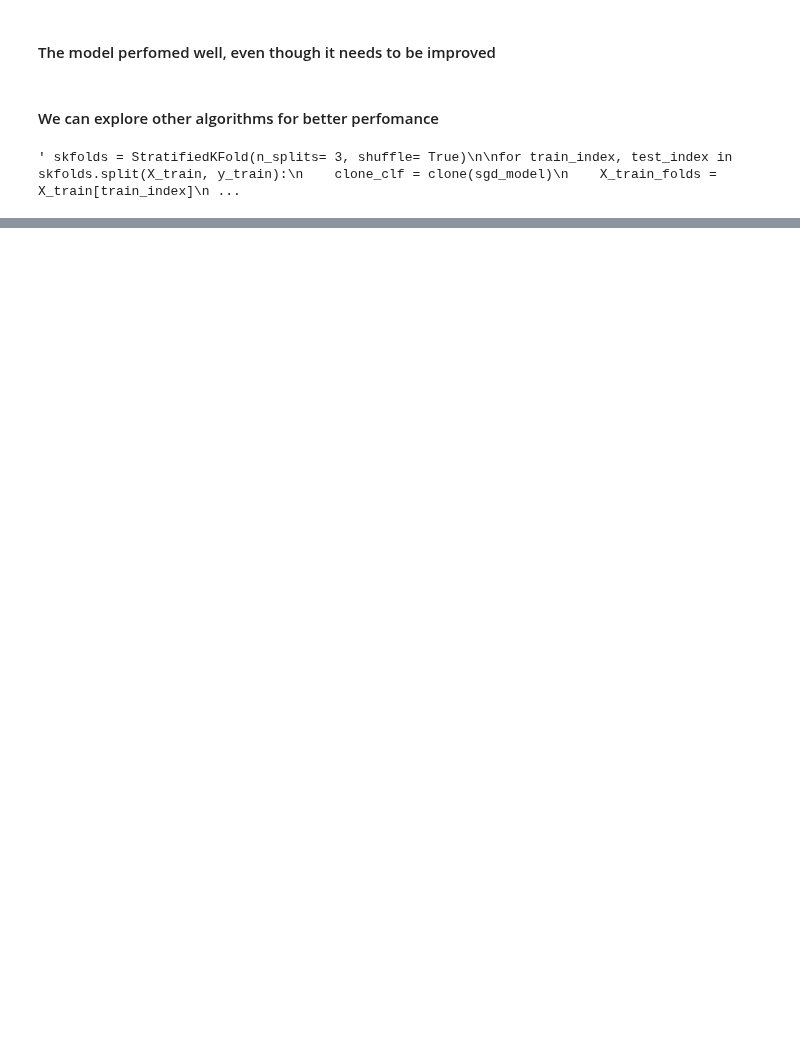
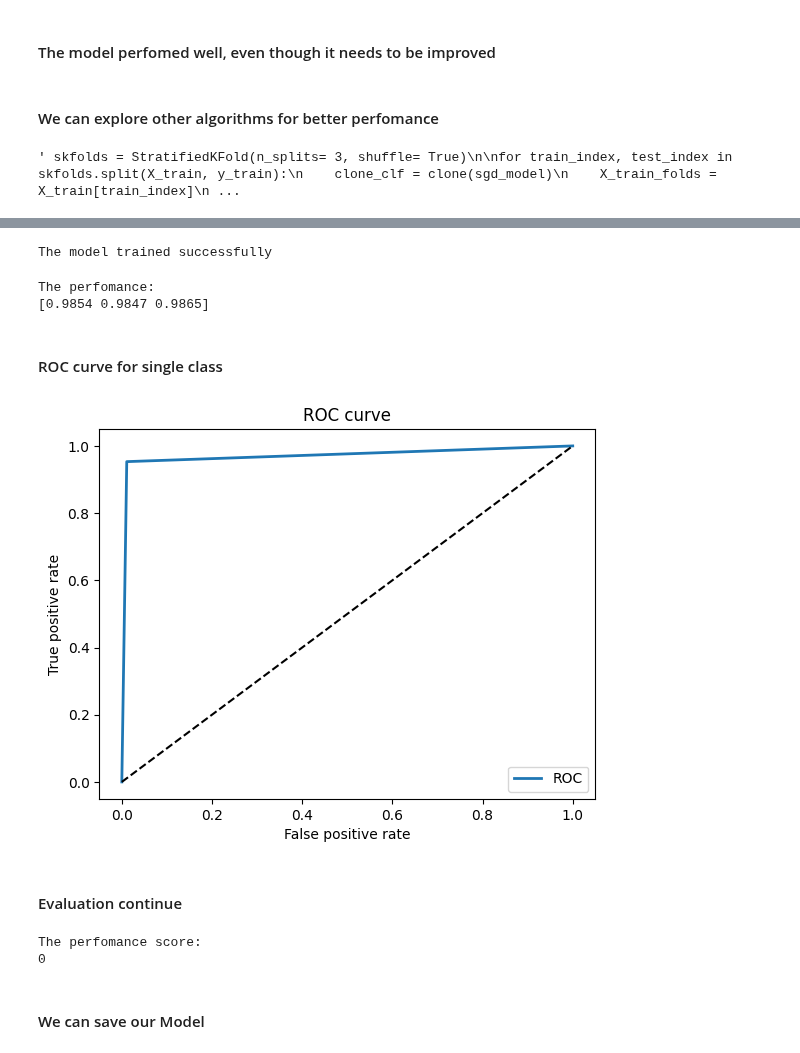
Before and after one commit to topollonaketsana/Hands-On-Machine-Learning-Projects, a Jupyter notebook: ML-Project-2/MNIST.ipynb, the cells around one changed output, grey strips where cells are left out. Drawn from its saved outputs; the diff is of its cells as text; code cells hidden in the pictures; blank space fills up the shorter version.

```diff
--- a/ML-Project-2/MNIST.ipynb
+++ b/ML-Project-2/MNIST.ipynb
@@ -197,0 +260,58 @@ for train_index, test_index in skfolds.split(X_train, y_train):
+# %%
+# single selected digid - 0
+y_train_0 = (y_train == '0')
+y_test_0 = (y_test == '0')
+# %%
+# train the model with only one digid selected
+sgd_model_0 = SGDClassifier(random_state= 42)
+
+try:
+    sgd_model_0.fit(X_train, y_train_0)
+    print('The model trained successfully')
+
+except Exception as e:
+    print(f'The model failed to train: {e}')
+# %% [output]
+The model trained successfully
+# %%
+# perfomance
+accuracy_0 = cross_val_score(sgd_model_0, X_train, y_train_0, cv= 3, scoring= 'accuracy')
+
+print(f'The perfomance: \n{accuracy_0}')
+# %% [output]
+The perfomance:
+[0.9854 0.9847 0.9865]
+# %%
+# predictions
+y_scores_0 = cross_val_predict(sgd_model_0, X_train, y_train_0, cv= 3)
+# %% [markdown]
+#### ROC curve for single class
+# %%
+# plot roc
+fpr, tpr, thresholds = roc_curve(y_train_0, y_scores_0)
+
+def plot_roc(fpr, tpr, label= None):
+    plt.plot(fpr, tpr, linewidth= 2, label= 'ROC')
+    plt.plot([0, 1], [0, 1], 'k--')
+    plt.title('ROC curve')
+    plt.ylabel('True positive rate')
+    plt.xlabel('False positive rate')
+
+plot_roc(fpr, tpr)
+plt.legend()
+plt.show()
+# %% [output]
+[figure, added]
+# %% [markdown]
+#### Evaluation continue
+# %%
+# scores
+some_digit_score = sgd_model_with_ovo.decision_function([some_digit])
+highest_score = np.argmax(some_digit_score)
+
+print(f'The perfomance score:\n{highest_score}')
+# %% [output]
+The perfomance score:
+0
+# %% [markdown]
+#### We can save our Model
```
Also changed, not shown: parts of 25 cells of this notebook.
